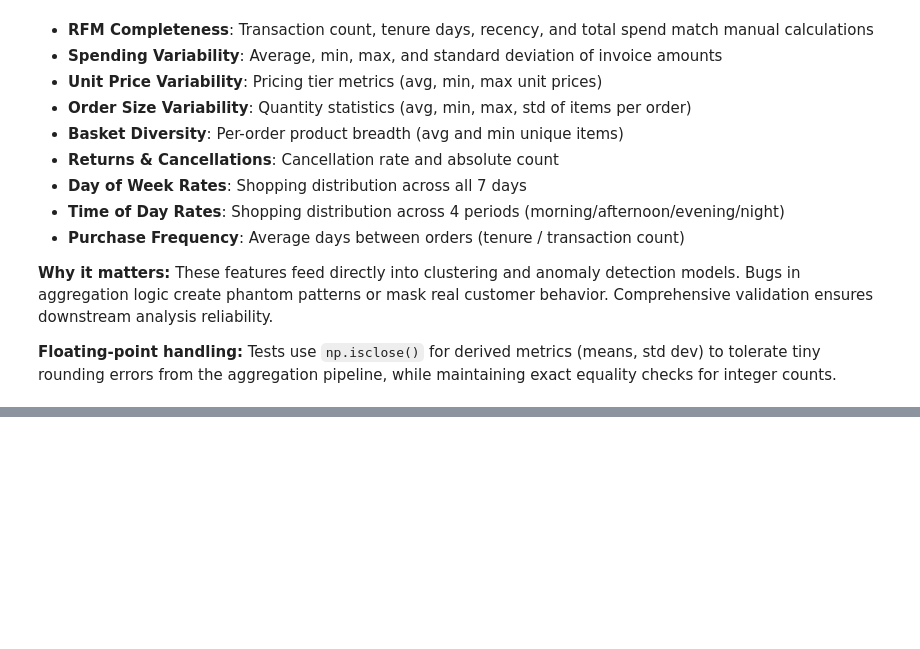
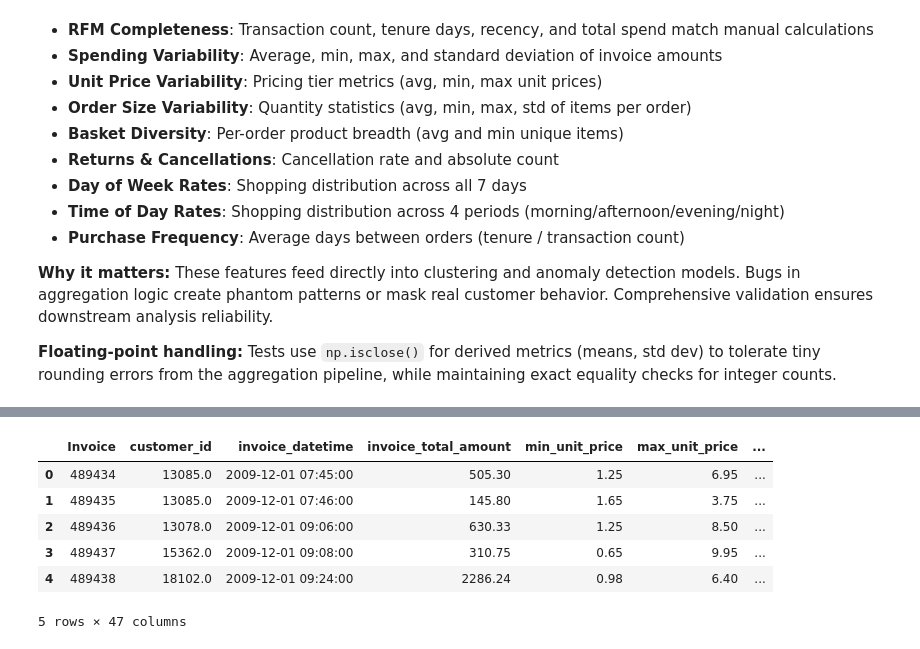
Before and after one commit to smnsht/unusual-customer-purchasing, a Jupyter notebook: notebooks/03_FeatureEngineering.ipynb, the cells around one changed output, grey strips where cells are left out. Cells and saved outputs as stored; diff of their text form; code cells hidden in the pictures; blank space fills up the shorter version.

```diff
--- a/notebooks/03_FeatureEngineering.ipynb
+++ b/notebooks/03_FeatureEngineering.ipynb
@@ -172,19 +195,19 @@ customer_features = groupping_invoice.groupby('customer_id').agg(
     customer_avg_invoice_total_amount=('invoice_total_amount', 'mean'),
     customer_min_invoice_total_amount=('invoice_total_amount', 'min'),
     customer_max_invoice_total_amount=('invoice_total_amount', 'max'),
-    customer_std_invoice_total_amount=('invoice_total_amount', 'std'),
+    customer_std_invoice_total_amount=('invoice_total_amount', lambda x: np.std(x, ddof=0)),  # population std deviation
 
     # Unit price variability
     customer_avg_unit_price=('avg_unit_price', 'mean'),
     customer_min_unit_price=('avg_unit_price', 'min'),
     customer_max_unit_price=('avg_unit_price', 'max'),
-    customer_std_unit_price=('avg_unit_price', 'std'),
+    customer_std_unit_price=('avg_unit_price', lambda x: np.std(x, ddof=0)),  # population std deviation
 
     # Order size variability
     customer_avg_total_quantity=('total_quantity', 'mean'),
     customer_min_total_quantity=('total_quantity', 'min'),
     customer_max_total_quantity=('total_quantity', 'max'),
-    customer_std_total_quantity=('total_quantity', 'std'),
+    customer_std_total_quantity=('total_quantity', lambda x: np.std(x, ddof=0)),  # population std deviation
 
     # Basket and product diversity
     customer_avg_unique_item_count=('unique_item_count', 'mean'),  # per-order breadth
@@ -389,0 +420,11 @@ test_customer_features(13085.0)
+# %%
+df_features = groupping_invoice.reset_index().merge(customer_features, on='customer_id', how='left')
+df_features.head()
+# %% [output]
+|  | Invoice | customer_id | invoice_datetime | invoice_total_amount | min_unit_price | max_unit_price | ... |
+| 0 | 489434 | 13085.0 | 2009-12-01 07:45:00 | 505.30 | 1.25 | 6.95 | ... |
+| 1 | 489435 | 13085.0 | 2009-12-01 07:46:00 | 145.80 | 1.65 | 3.75 | ... |
+| 2 | 489436 | 13078.0 | 2009-12-01 09:06:00 | 630.33 | 1.25 | 8.50 | ... |
+| 3 | 489437 | 15362.0 | 2009-12-01 09:08:00 | 310.75 | 0.65 | 9.95 | ... |
+| 4 | 489438 | 18102.0 | 2009-12-01 09:24:00 | 2286.24 | 0.98 | 6.40 | ... |
+5 rows × 47 columns
```
Also changed, not shown: parts of 8 cells of this notebook, 3 other files.
